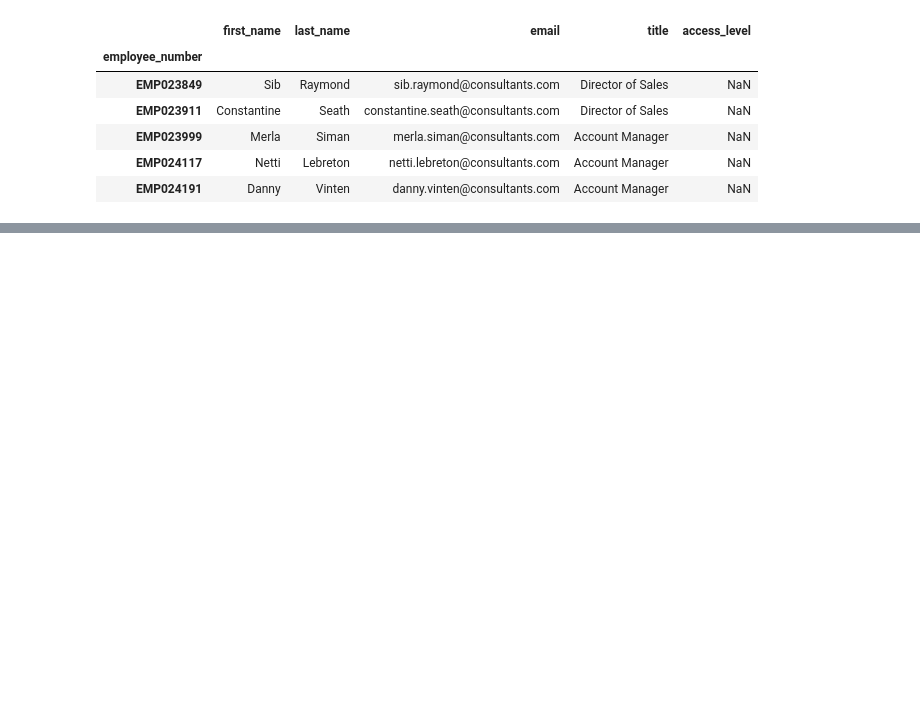
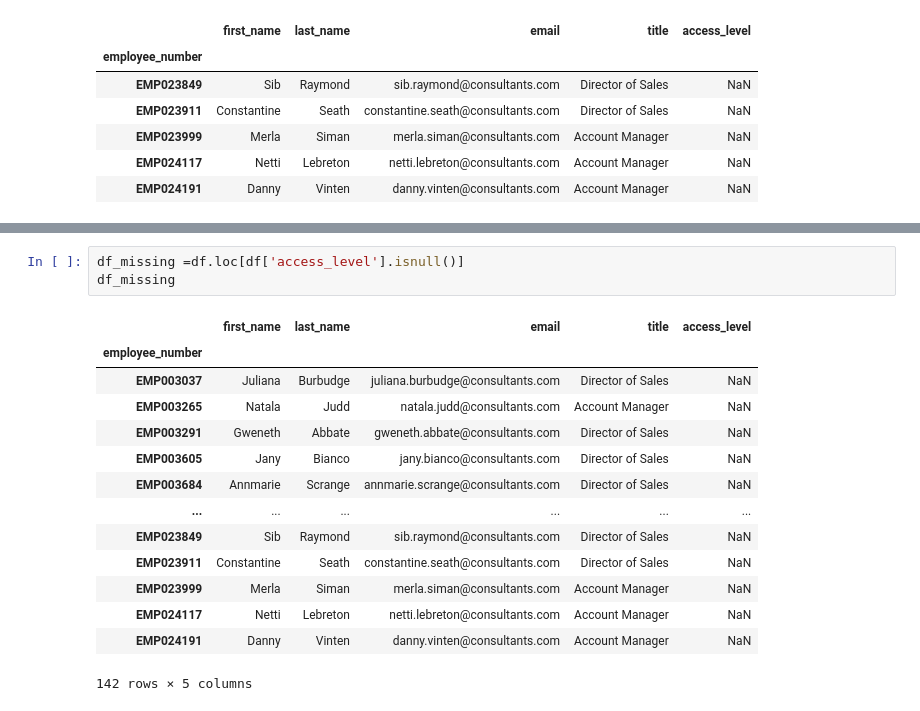
Before and after one commit to ThomasMeagher/user_access_logs, a Jupyter notebook: User Access Logs.ipynb, the cells around one changed output, grey strips where cells are left out. Saved outputs shown, nothing was run; the diff lists cells and outputs as text; blank space fills up the shorter version.

```diff
--- a/User Access Logs.ipynb
+++ b/User Access Logs.ipynb
@@ -102 +113,19 @@ subset_df.tail()
+# %%
+df_missing =df.loc[df['access_level'].isnull()]
+df_missing
+# %% [output]
+|  | first_name | last_name | email | title | access_level |
+| employee_number |  |  |  |  |  |
+| EMP003037 | Juliana | Burbudge | juliana.burbudge@consultants.com | Director of Sales | NaN |
+| EMP003265 | Natala | Judd | natala.judd@consultants.com | Account Manager | NaN |
+| EMP003291 | Gweneth | Abbate | gweneth.abbate@consultants.com | Director of Sales | NaN |
+| EMP003605 | Jany | Bianco | jany.bianco@consultants.com | Director of Sales | NaN |
+| EMP003684 | Annmarie | Scrange | annmarie.scrange@consultants.com | Director of Sales | NaN |
+| ... | ... | ... | ... | ... | ... |
+| EMP023849 | Sib | Raymond | sib.raymond@consultants.com | Director of Sales | NaN |
+| EMP023911 | Constantine | Seath | constantine.seath@consultants.com | Director of Sales | NaN |
+| EMP023999 | Merla | Siman | merla.siman@consultants.com | Account Manager | NaN |
+| EMP024117 | Netti | Lebreton | netti.lebreton@consultants.com | Account Manager | NaN |
+| EMP024191 | Danny | Vinten | danny.vinten@consultants.com | Account Manager | NaN |
+142 rows × 5 columns
 # %%
```
Also changed, not shown: parts of 5 cells of this notebook.
